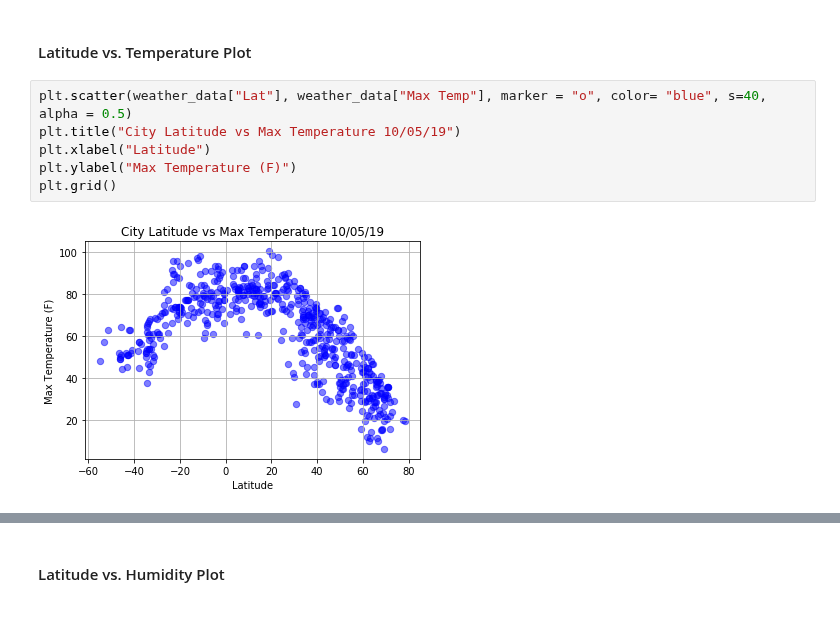
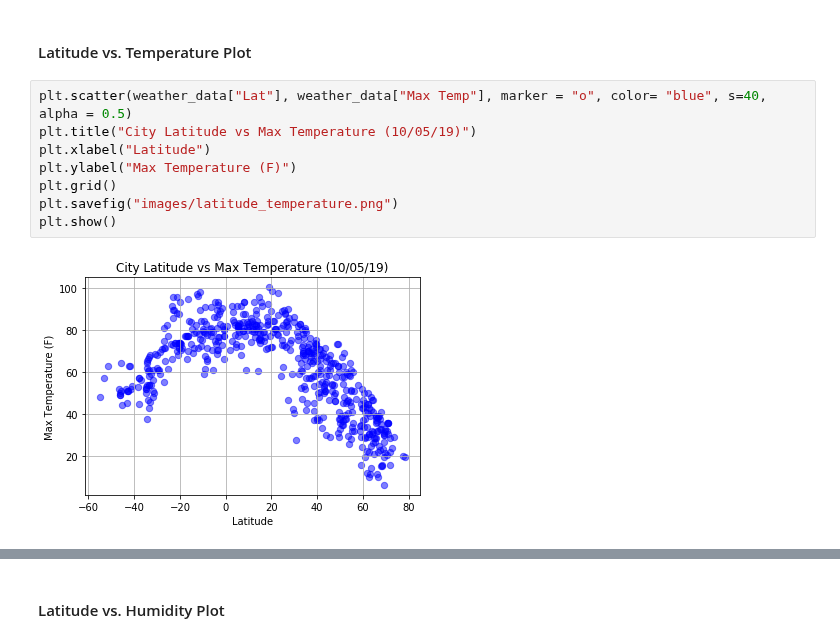
Before and after one commit to john-stromberg/python-api-challenge, a Jupyter notebook: WeatherPy/WeatherPy.ipynb, the cells around one changed output, grey strips where cells are left out. Saved outputs shown, nothing was run; the diff lists cells and outputs as text.

```diff
--- a/WeatherPy/WeatherPy.ipynb
+++ b/WeatherPy/WeatherPy.ipynb
@@ -145,9 +145,11 @@ weather_dataframe.head()
 #### Latitude vs. Temperature Plot
 # %%
 plt.scatter(weather_data["Lat"], weather_data["Max Temp"], marker = "o", color= "blue", s=40, alpha = 0.5)
-plt.title("City Latitude vs Max Temperature 10/05/19")
+plt.title("City Latitude vs Max Temperature (10/05/19)")
 plt.xlabel("Latitude")
 plt.ylabel("Max Temperature (F)")
 plt.grid()
+plt.savefig("images/latitude_temperature.png")
+plt.show()
 # %% [output]
-[figure, old version]
+[figure, new version]
```
Also changed, not shown: parts of 7 cells of this notebook, 4 other files.
